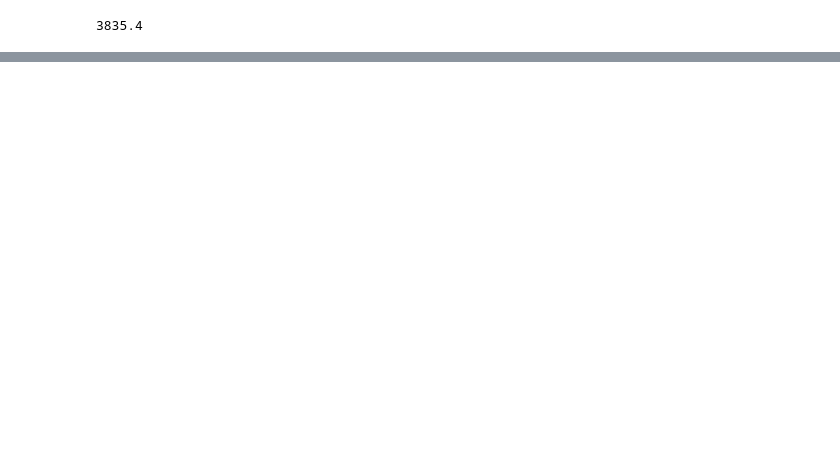
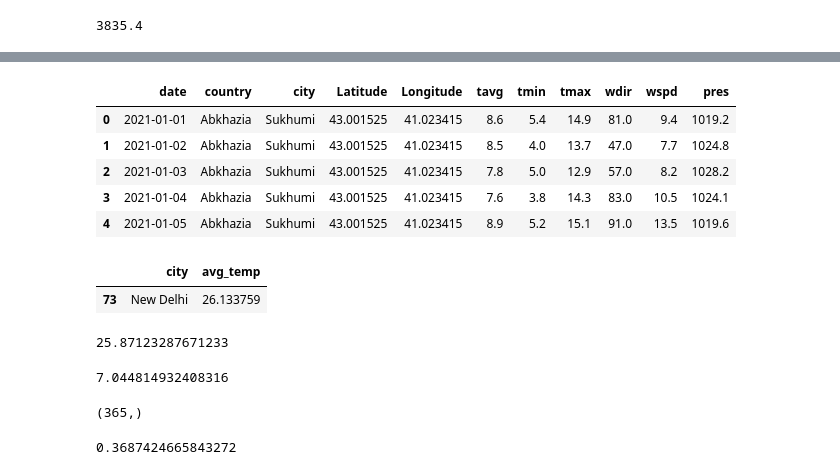
Before and after one commit to Gunnvant/Self-Paced-Content, a Jupyter notebook: python/live_sessions/stats_decision_making/notebooks/hypothesis_8_7_23.ipynb, the cells around one changed output, grey strips where cells are left out. Cells and saved outputs as stored; diff of their text form; code cells hidden in the pictures; blank space fills up the shorter version.

```diff
--- a/python/live_sessions/stats_decision_making/notebooks/hypothesis_8_7_23.ipynb
+++ b/python/live_sessions/stats_decision_making/notebooks/hypothesis_8_7_23.ipynb
@@ -42,0 +138,3 @@ df.head()
+# %%
+url2 = "https://raw.githubusercontent.com/Gunnvant/Self-Paced-Content/main/python/hypothesis_testing/recent_temp.csv"
+recent = pd.read_csv(url2)
@@ -42,0 +150,37 @@ df.head()
+# %%
+recent.head()
+# %% [output]
+|  | date | country | city | Latitude | Longitude | tavg | tmin | tmax | wdir | wspd | pres |
+| 0 | 2021-01-01 | Abkhazia | Sukhumi | 43.001525 | 41.023415 | 8.6 | 5.4 | 14.9 | 81.0 | 9.4 | 1019.2 |
+| 1 | 2021-01-02 | Abkhazia | Sukhumi | 43.001525 | 41.023415 | 8.5 | 4.0 | 13.7 | 47.0 | 7.7 | 1024.8 |
+| 2 | 2021-01-03 | Abkhazia | Sukhumi | 43.001525 | 41.023415 | 7.8 | 5.0 | 12.9 | 57.0 | 8.2 | 1028.2 |
+| 3 | 2021-01-04 | Abkhazia | Sukhumi | 43.001525 | 41.023415 | 7.6 | 3.8 | 14.3 | 83.0 | 10.5 | 1024.1 |
+| 4 | 2021-01-05 | Abkhazia | Sukhumi | 43.001525 | 41.023415 | 8.9 | 5.2 | 15.1 | 91.0 | 13.5 | 1019.6 |
+# %%
+### What was the historical avg temp in New Delhi
+all_data[all_data['city']=='New Delhi']
+# %% [output]
+|  | city | avg_temp |
+| 73 | New Delhi | 26.133759 |
+# %%
+### Find out the recent avg temp in New Delhi
+recent[recent['city']=='New Delhi']['tavg'].mean() ## Is this sample average?
+# %% [output]
+25.87123287671233
+# %%
+### Difference in sample avg and population avg
+## H0: Avg temp=26.133
+## Ha: Avg temp<26.133
+## P-value P(X<=25.971)
+recent[recent['city']=='New Delhi']['tavg'].std() ## Std dev of sample
+# %% [output]
+7.044814932408316
+# %%
+recent[recent['city']=='New Delhi']['tavg'].shape
+# %% [output]
+(365,)
+# %%
+import math
+7.044814932408316/math.sqrt(365) ## std of sampling distribution
+# %% [output]
+0.3687424665843272
```
Also changed, not shown: parts of 20 cells of this notebook.
